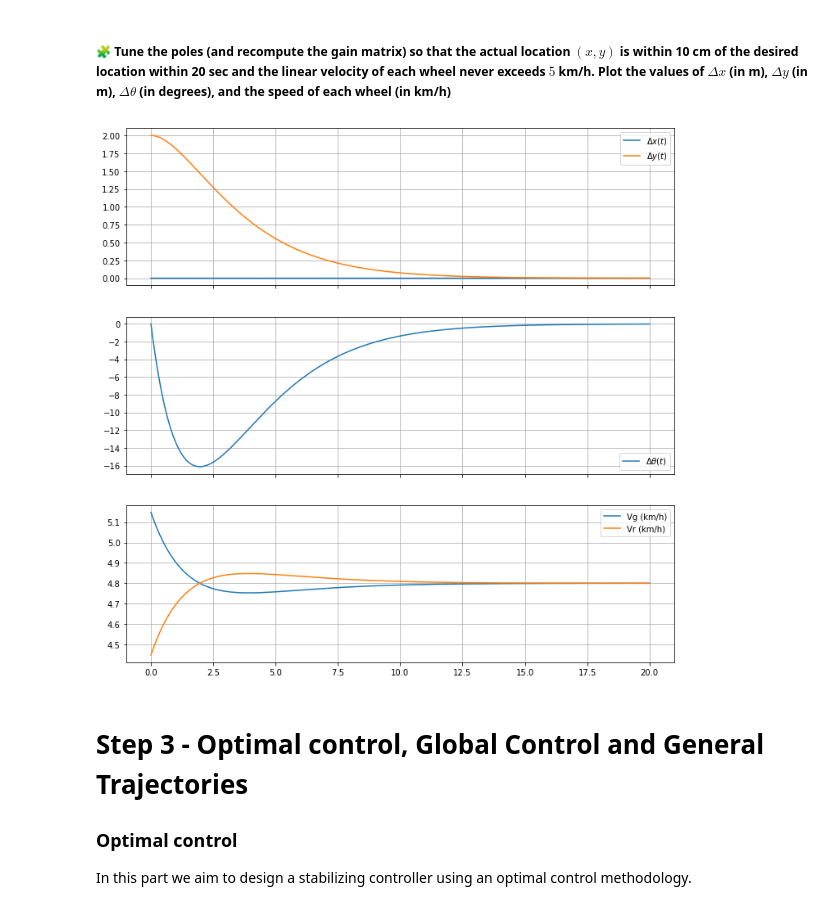
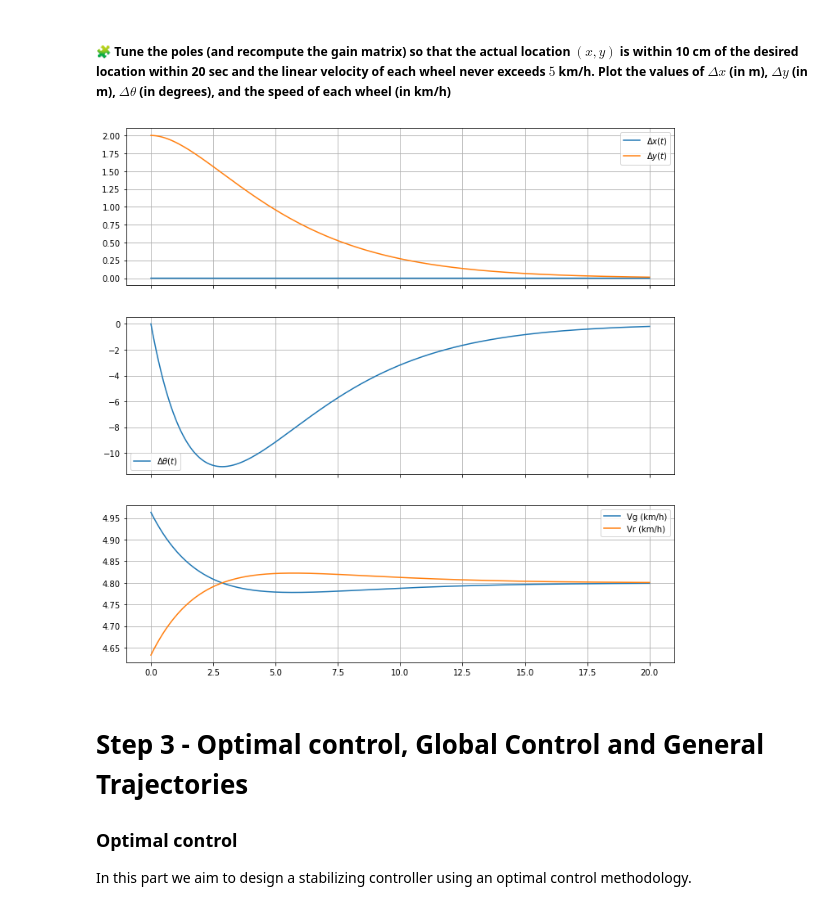
Before and after one commit to wish949/control-engineering-with-python-project-2022-2023, a Jupyter notebook: Project-3.ipynb, the cells around one changed output. Drawn from its saved outputs; the diff is of its cells as text; code cells hidden in the pictures.

```diff
--- a/Project-3.ipynb
+++ b/Project-3.ipynb
@@ -555,7 +555,7 @@ pass
 # %% [markdown]
 ##### 🧩 Tune the poles (and recompute the gain matrix) so that the actual location $(x, y)$ is within 10 cm of the desired location within 20 sec and the linear velocity of each wheel never exceeds $5$ km/h. Plot the values of $\Delta x$ (in m), $\Delta y$ (in m), $\Delta \theta$ (in degrees), and the speed of each wheel (in km/h)
 # %%
-p = [-0.50, -0.51, -0.52]
+p = [-0.34, -0.36, -0.35]
 K = place_poles(A, B, p).gain_matrix
 
 tf = 20
@@ -568,34 +568,34 @@ r = solve_ivp(
     rtol=1e-6,
     atol=1e-12
 )
 
 dx, dy, dtheta = r["sol"](t)
 
 
 fig, (ax1, ax2, ax3) = subplots(3, 1, sharex=True, figsize=(12, 12))
 
 
 ax1.plot(t, dx, label="$\Delta x(t)$")
 ax1.plot(t, dy, label="$\Delta y(t)$")
 ax1.legend()
 ax1.grid(True)
 
 
 ax2.plot(t, dtheta*180/np.pi, label=r"$\Delta\theta(t)$")
 ax2.legend()
 ax2.grid(True)
 
 
 dX = r["sol"](t)
 dOmega = -K@dX
 dOmega_l, dOmega_r = dOmega[0], dOmega[1]
 omega_l, omega_r = dOmega_l + v/Rw, dOmega_r + v/Rw
 ax3.plot(t, omega_l*Rw*3.6, label=r"Vg (km/h)")
 ax3.plot(t, omega_r*Rw*3.6, label=r"Vr (km/h)")
 ax3.legend()
 ax3.grid()
 # %% [output]
-[figure, old version]
+[figure, new version]
 # %% [markdown]
 Step 3 - Optimal control, Global Control and General Trajectories
 =================================================================
```
Also changed, not shown: parts of 4 cells of this notebook.
